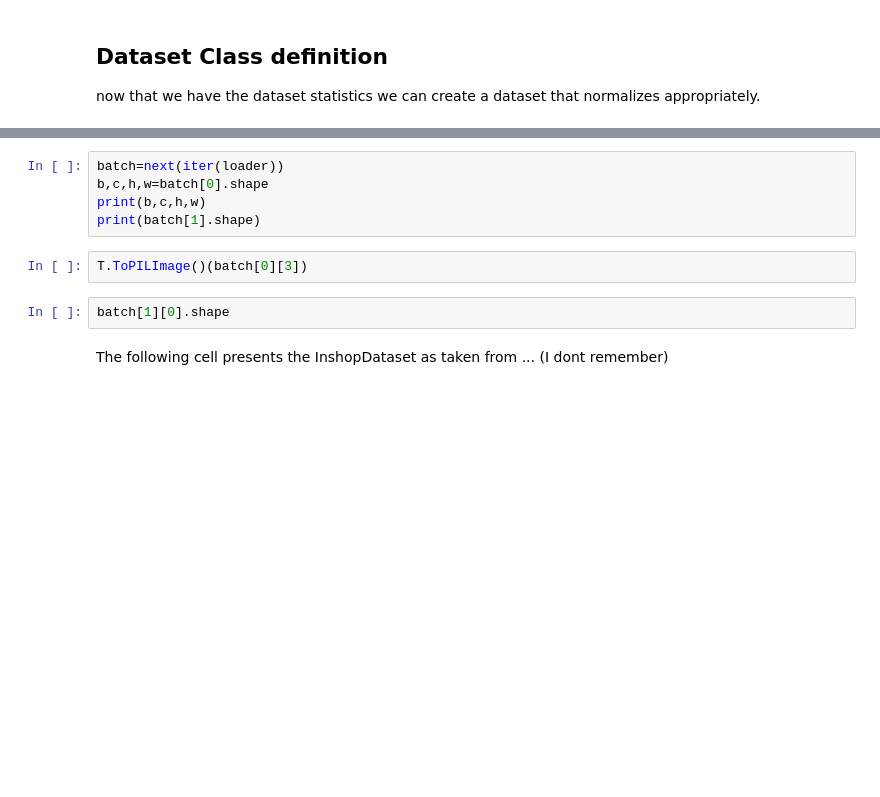
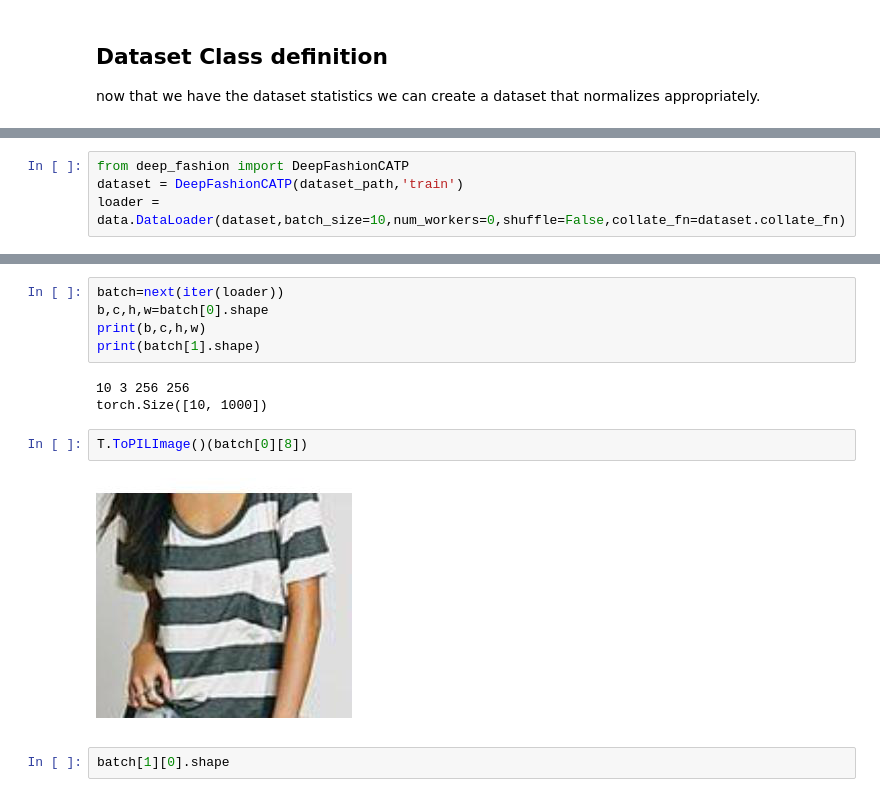
Before and after one commit to guyk1971/PyTorch-VAE, a Jupyter notebook: datasets/deep_fashion.ipynb, the cells around one changed output, grey strips where cells are left out. Cells and saved outputs as stored; diff of their text form; blank space fills up the shorter version.

Commit message:
DeepFashionCATP dataset is ready for training

```diff
--- a/datasets/deep_fashion.ipynb
+++ b/datasets/deep_fashion.ipynb
@@ -838,5 +826,9 @@ class DeepFashion(data.Dataset):
 
 dataset = DeepFashion(dataset_path,'train')
 loader = data.DataLoader(dataset,batch_size=10,num_workers=0,shuffle=False,collate_fn=dataset.collate_fn)
+# %%
+from deep_fashion import DeepFashionCATP
+dataset = DeepFashionCATP(dataset_path,'train')
+loader = data.DataLoader(dataset,batch_size=10,num_workers=0,shuffle=False,collate_fn=dataset.collate_fn)
 # %%
 dataset.files[:10]
@@ -845,9 +848,12 @@ batch=next(iter(loader))
 b,c,h,w=batch[0].shape
 print(b,c,h,w)
 print(batch[1].shape)
+# %% [output]
+10 3 256 256
+torch.Size([10, 1000])
 # %%
-T.ToPILImage()(batch[0][3])
+T.ToPILImage()(batch[0][8])
+# %% [output]
+[figure, added]
 # %%
 batch[1][0].shape
-# %% [markdown]
-The following cell presents the InshopDataset as taken from ... (I dont remember)
```
Also changed, not shown: parts of 22 cells of this notebook, 1 other file.
